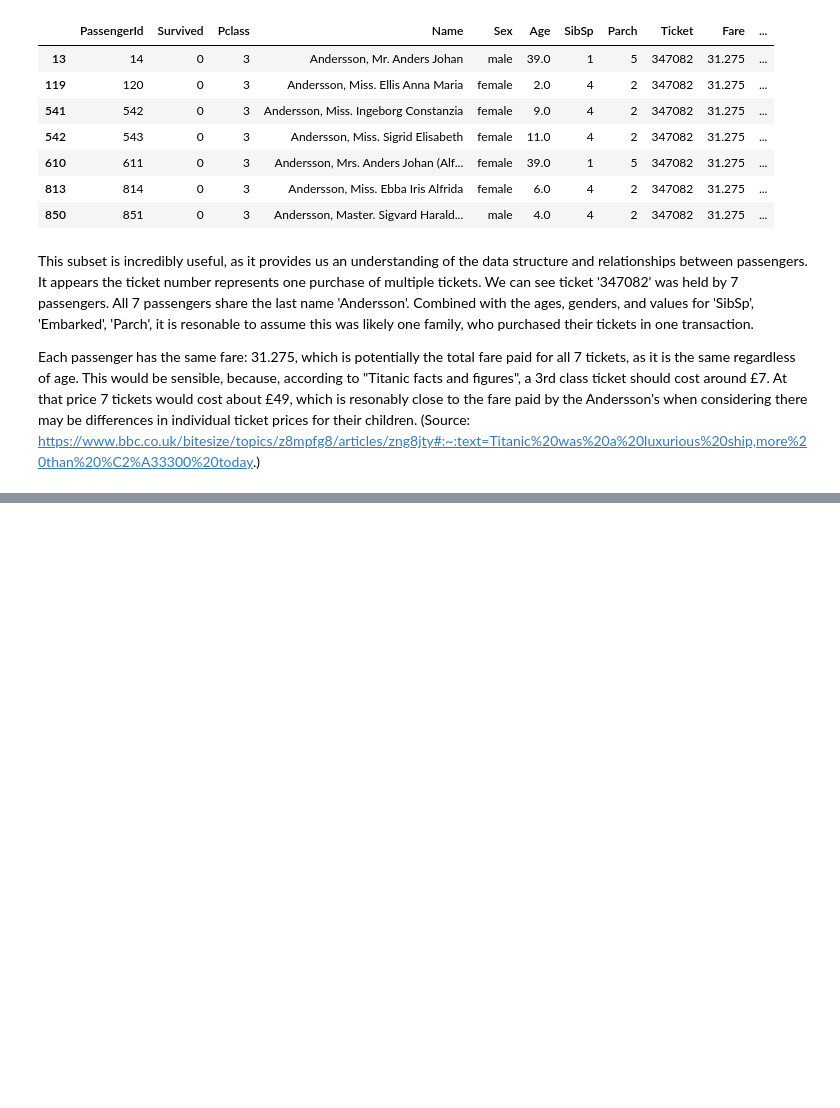
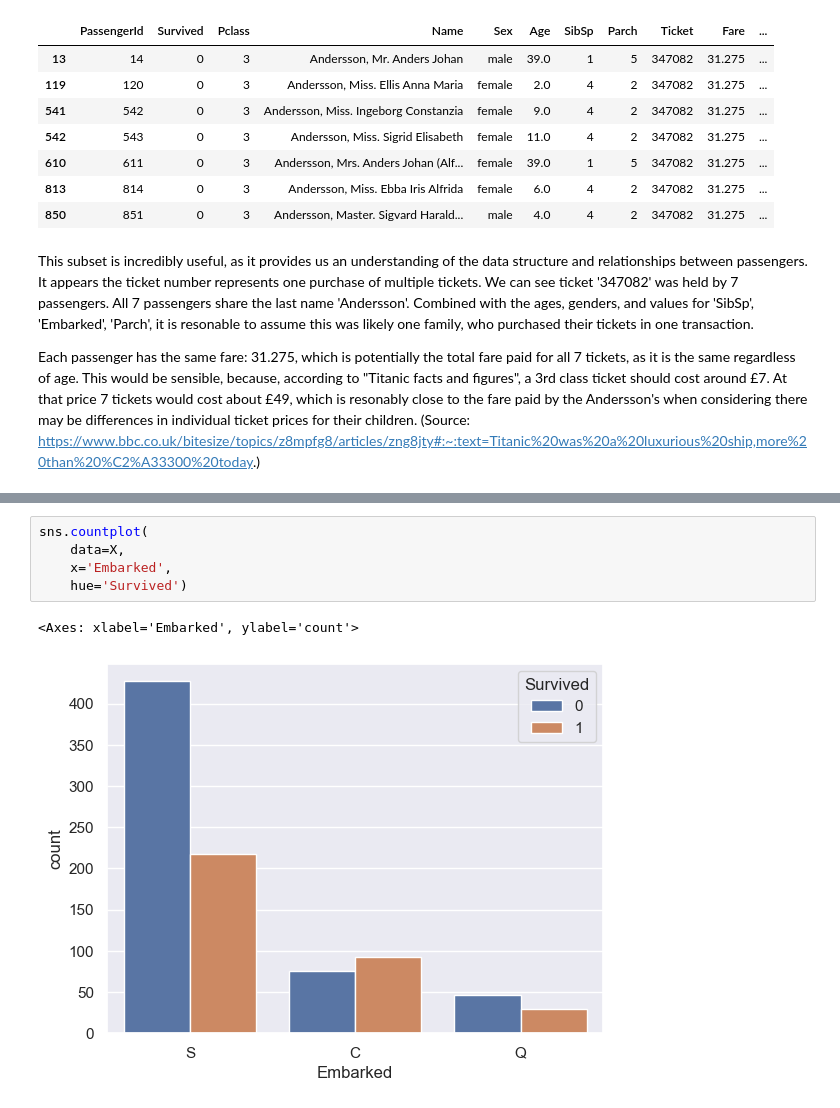
Before and after one commit to ColmKennedy/Titanic-Kaggle, a Jupyter notebook: eda.ipynb, the cells around one changed output, grey strips where cells are left out. Saved outputs shown, nothing was run; the diff lists cells and outputs as text; blank space fills up the shorter version.

```diff
--- a/eda.ipynb
+++ b/eda.ipynb
@@ -189,0 +224,8 @@ Each passenger has the same fare: 31.275, which is potentially the total fare pa
+# %%
+sns.countplot(
+    data=X,
+    x='Embarked',
+    hue='Survived')
+# %% [output]
+<Axes: xlabel='Embarked', ylabel='count'>
+[figure, added]
```
Also changed, not shown: parts of 6 cells of this notebook.
